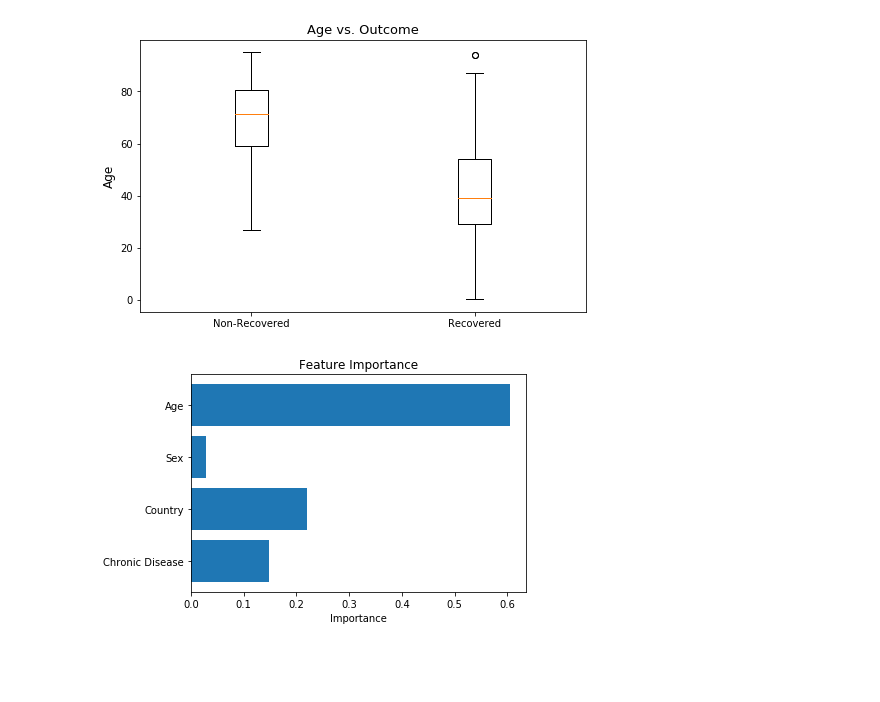
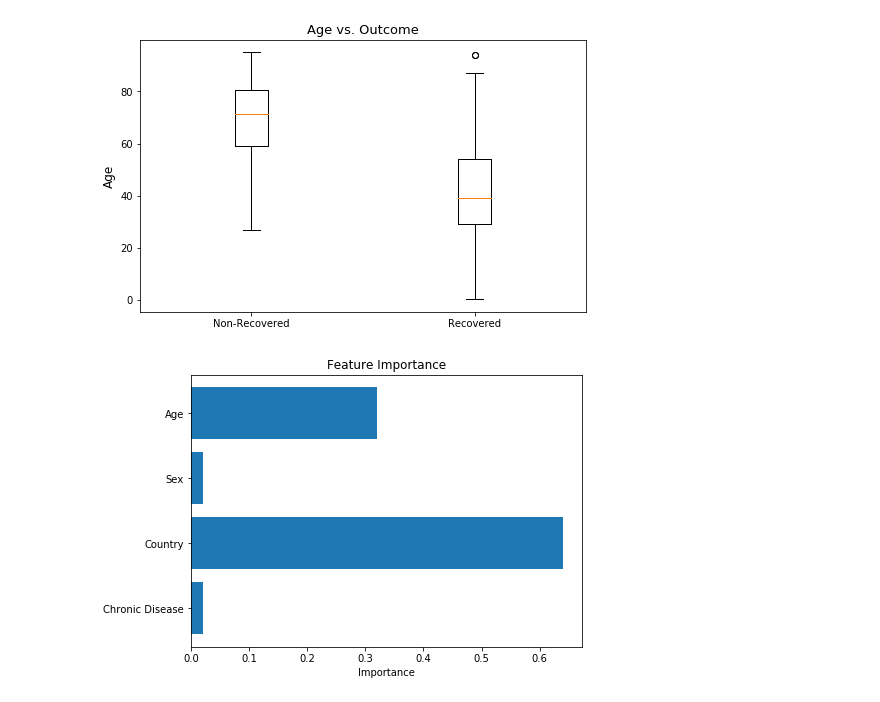
Before and after one commit to dukersss13/COVID-19-ML-Classification-Model, a Jupyter notebook: Riley is trying.ipynb, the cells around one changed output. Saved outputs shown, nothing was run; the diff lists cells and outputs as text; code cells hidden in the pictures; blank space fills up the shorter version.

```diff
--- a/Riley is trying.ipynb
+++ b/Riley is trying.ipynb
@@ -59,49 +68,3 @@ ax.set_ylabel("Age", fontsize = 12)
 plt.show()
 # %% [output]
 [figure]
-# %%
-xtrain2 = xtrain.drop('que_paso', axis = 1)
-
-from sklearn.ensemble import RandomForestClassifier
-
-clf =  RandomForestClassifier(n_estimators = 100,
-                           n_jobs = -1,
-                           oob_score = True,
-                           bootstrap = True, random_state=42)
-
-clf.fit(xtrain2, ytrain)
-
-var_imp = clf.feature_importances_
-var = ['Age', 'Sex', 'Country', 'Chronic Disease']
-
-fig, ax = plt.subplots(figsize = (6,4))
-
-y_pos = np.arange(len(var))
-
-ax.barh(y_pos, var_imp, align='center')
-ax.set_yticks(y_pos)
-ax.set_yticklabels(var)
-ax.invert_yaxis()
-ax.set_xlabel('Importance', fontsize = 10)
-ax.set_title('Feature Importance', fontsize = 12)
-
-plt.show()
-
-from sklearn.model_selection import train_test_split
-from sklearn import metrics
-from sklearn.metrics import accuracy_score
-from sklearn.metrics import confusion_matrix
-
-from sklearn.preprocessing import StandardScaler
-from sklearn.svm import SVC, SVR
-from sklearn.linear_model import LogisticRegression
-plt.style.use('default')
-
-clfs = {"SVM": SVC(C = 50, kernel = 'rbf', gamma = 'auto', probability = True),
-    "Random Forest": RandomForestClassifier(n_estimators = 500,
-                           n_jobs = -1, min_samples_leaf = 2,
-                           bootstrap = True, random_state = 42),
-    "Logistic Regression": LogisticRegression(solver = 'saga',
-                                             random_state = 42)}
-# %% [output]
-[figure, removed]
@@ -107,0 +73,33 @@ clfs = {"SVM": SVC(C = 50, kernel = 'rbf', gamma = 'auto', probability = True),
+# %%
+from sklearn.ensemble import RandomForestClassifier, AdaBoostClassifier
+from sklearn.naive_bayes import GaussianNB
+
+clfs = {"AdaBoost": AdaBoostClassifier(),
+    "Naive Bayes": GaussianNB(),
+    "Random Forest": RandomForestClassifier(n_estimators = 500,
+                           n_jobs = -1, min_samples_leaf = 2,
+                           bootstrap = True, random_state = 42),
+    "Logistic Regression": LogisticRegression(solver = 'saga',
+                                             random_state = 42)}
+ML = list(clfs.values())
+names = list(clfs.keys())
+
+clf = ML[0].fit(xtrain2, ytrain)
+
+var_imp = clf.feature_importances_
+var = ['Age', 'Sex','Country', 'Chronic Disease']
+# %%
+fig, ax = plt.subplots(figsize = (7,5))
+
+y_pos = np.arange(len(var))
+
+ax.barh(y_pos, var_imp, align='center')
+ax.set_yticks(y_pos)
+ax.set_yticklabels(var)
+ax.invert_yaxis()
+ax.set_xlabel('Importance', fontsize = 10)
+ax.set_title('Feature Importance', fontsize = 12)
+
+plt.show()
+# %% [output]
+[figure, added]
```
Also changed, not shown: parts of 13 cells of this notebook.
